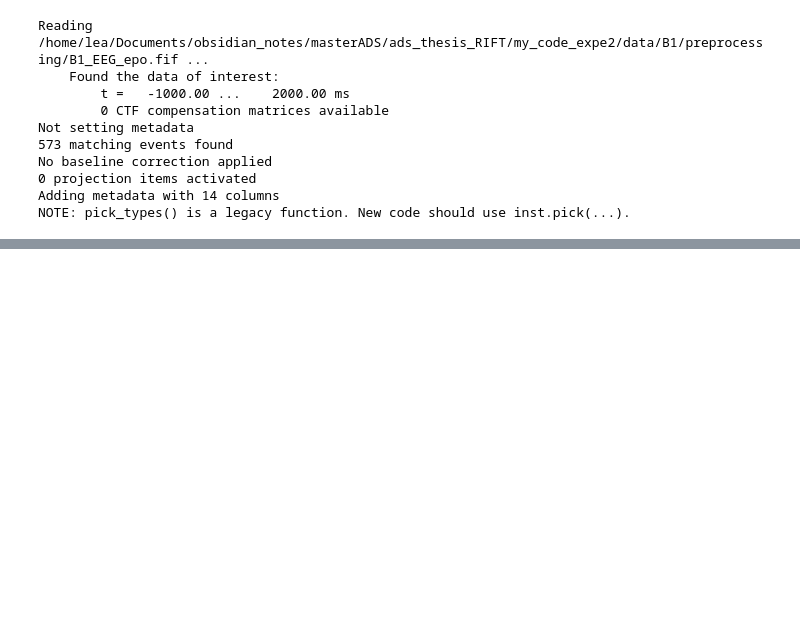
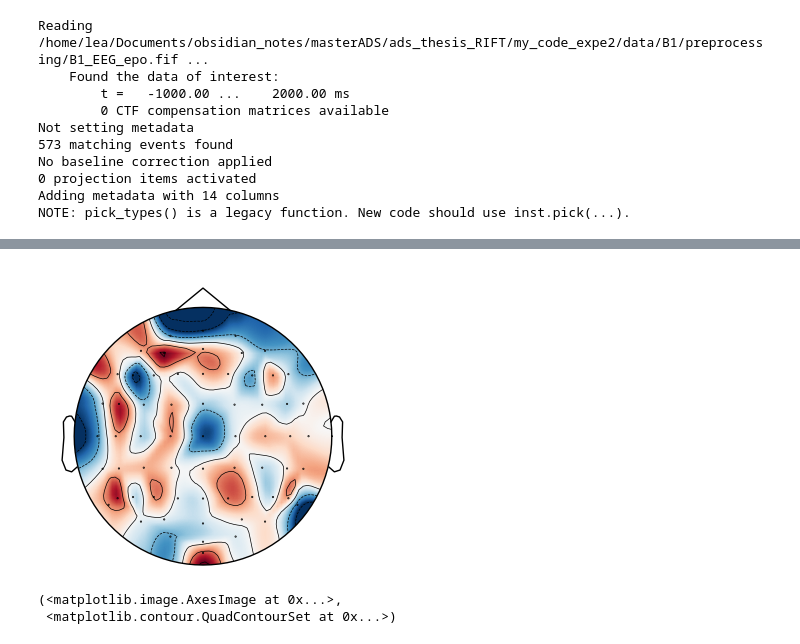
Before and after one commit to LpZamora/RIFT_thesis_expe2, a Jupyter notebook: 2_analysis_B1.ipynb, the cells around one changed output, grey strips where cells are left out. Cells and saved outputs as stored; diff of their text form; code cells hidden in the pictures; blank space fills up the shorter version.

Commit message:
Final clean-up after submission

```diff
--- a/2_analysis_B1.ipynb
+++ b/2_analysis_B1.ipynb
@@ -198,14 +199,14 @@ ax[1,1].set_title('Exogeneous 64H')
 plt.show()
 
 # Channels with the highest SNR
-print(f'Channels with highest SNR for 60Hz endo {np.array(epochs.info['ch_names'])[np.argsort(snrs_target1_endo)[::-1]][:4]}')
-print(f'Channels with highest SNR for 64Hz endo {np.array(epochs.info['ch_names'])[np.argsort(snrs_target2_endo)[::-1]][:4]}')
-print(f'Channels with highest SNR for 60Hz exo {np.array(epochs.info['ch_names'])[np.argsort(snrs_target1_exo)[::-1]][:4]}')
-print(f'Channels with highest SNR for 64Hz exo {np.array(epochs.info['ch_names'])[np.argsort(snrs_target2_exo)[::-1]][:4]}')
+print(f'Channels with highest SNR for 60Hz endo {np.array(epochs.info['ch_names'])[np.argsort(snrs_target1_endo)[::-1]][:6]}')
+print(f'Channels with highest SNR for 64Hz endo {np.array(epochs.info['ch_names'])[np.argsort(snrs_target2_endo)[::-1]][:6]}')
+print(f'Channels with highest SNR for 60Hz exo {np.array(epochs.info['ch_names'])[np.argsort(snrs_target1_exo)[::-1]][:6]}')
+print(f'Channels with highest SNR for 64Hz exo {np.array(epochs.info['ch_names'])[np.argsort(snrs_target2_exo)[::-1]][:6]}')
 #select electrodes from 60 as the top electrodes are parietal and occipital
-SNR_best_electrodes_60_endo = np.array(epochs.info['ch_names'])[np.argsort(snrs_target1_endo)[::-1]][:4]
-SNR_best_electrodes_64_endo = np.array(epochs.info['ch_names'])[np.argsort(snrs_target2_endo)[::-1]][:4]
-SNR_best_electrodes_60_exo = np.array(epochs.info['ch_names'])[np.argsort(snrs_target1_exo)[::-1]][:4]
-SNR_best_electrodes_64_exo = np.array(epochs.info['ch_names'])[np.argsort(snrs_target2_exo)[::-1]][:4]
+SNR_best_electrodes_60_endo = np.array(epochs.info['ch_names'])[np.argsort(snrs_target1_endo)[::-1]][:6]
+SNR_best_electrodes_64_endo = np.array(epochs.info['ch_names'])[np.argsort(snrs_target2_endo)[::-1]][:6]
+SNR_best_electrodes_60_exo = np.array(epochs.info['ch_names'])[np.argsort(snrs_target1_exo)[::-1]][:6]
+SNR_best_electrodes_64_exo = np.array(epochs.info['ch_names'])[np.argsort(snrs_target2_exo)[::-1]][:6]
 # %% [output]
 [figure]
@@ -395,0 +313,15 @@ selected electrodes for 64Hz: ['PO3', 'POz', 'P1']
+# %%
+# Check whether the expected frequencies are indeed the highest
+power_arr, frex_idx = power_endo.get_data(return_freqs=True)
+print(f'Frequencies in endogeneous with the maximum coherence in descending order : {frex_idx[power_arr.mean(axis=(0,2)).argsort()[::-1]][:4]}')
+print(f'From best to 4th \nChannels with the highest coherence with 64 in endo:{np.array(epochs.info['ch_names'])[np.argsort(np.squeeze(power_arr[:,np.where(frex_idx==60),:].max(axis = -1)))[::-1]][:6]} \
+                        \nChannels with the highest coherence with 60 in endo:{np.array(epochs.info['ch_names'])[np.argsort(np.squeeze(power_arr[:,np.where(frex_idx==64),:].max(axis = -1)))[::-1]][:6]}')
+best_electrodes_coherence_morlet_60_endo = np.array(epochs.info['ch_names'])[np.argsort(np.squeeze(power_arr[:,np.where(frex_idx==60),:].max(axis = -1)))[::-1]][:6]
+best_electrodes_coherence_morlet_64_endo = np.array(epochs.info['ch_names'])[np.argsort(np.squeeze(power_arr[:,np.where(frex_idx==64),:].max(axis = -1)))[::-1]][:6]
+
+power_arr, frex_idx = power_exo.get_data(return_freqs=True)
+print(f'Frequencies in exogeneous with the maximum coherence in descending order : {frex_idx[power_arr.mean(axis=(0,2)).argsort()[::-1]][:4]}')
+print(f'From best to 4th \nChannels with the highest coherence with 64 in exo:{np.array(epochs.info['ch_names'])[np.argsort(np.squeeze(power_arr[:,np.where(frex_idx==60),:].max(axis = -1)))[::-1]][:6]} \
+                        \nChannels with the highest coherence with 60 in enxxo:{np.array(epochs.info['ch_names'])[np.argsort(np.squeeze(power_arr[:,np.where(frex_idx==64),:].max(axis = -1)))[::-1]][:6]}')
+best_electrodes_coherence_morlet_60_exo = np.array(epochs.info['ch_names'])[np.argsort(np.squeeze(power_arr[:,np.where(frex_idx==60),:].max(axis = -1)))[::-1]][:6]
+best_electrodes_coherence_morlet_64_exo = np.array(epochs.info['ch_names'])[np.argsort(np.squeeze(power_arr[:,np.where(frex_idx==64),:].max(axis = -1)))[::-1]][:6]
@@ -746,0 +714,6 @@ target_period.to_csv('files/B1_target_period_pow.csv')
+# %%
+# Data preparation for training and prediction periods
+tmin_training, tmax_training = 0.125, .8
+# Take some time after training for plotting purposes
+tmin_prediction, tmax_prediction = -.2, .8
+target_period, clf_best = model_training(epochs_pow, tmin_training, tmax_training, tmin_prediction, tmax_prediction)
@@ -746,0 +767,9 @@ target_period.to_csv('files/B1_target_period_pow.csv')
+# %%
+logistic_regression = clf_best.named_steps['logisticregression']
+weights = logistic_regression.coef_
+fig, ax = plt.subplots(figsize=(4,4))
+mne.viz.plot_topomap(weights[0], epochs.info, axes=ax)
+# %% [output]
+[figure, added]
+(<matplotlib.image.AxesImage at 0x...>,
+ <matplotlib.contour.QuadContourSet at 0x...>)
```
Also changed, not shown: parts of 43 cells of this notebook, 23 other files.
